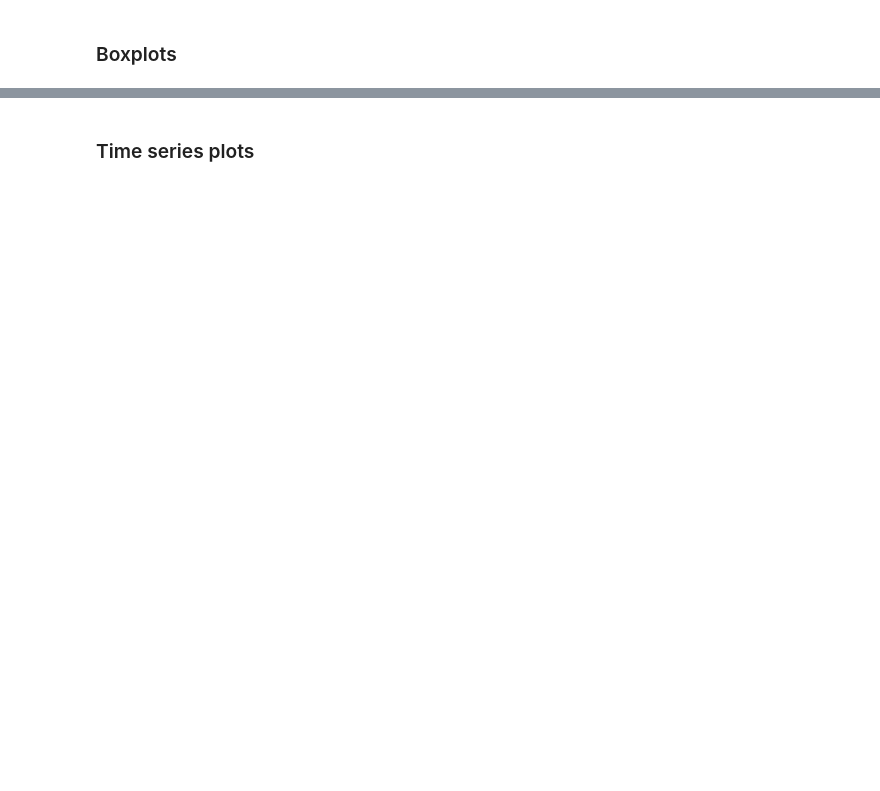
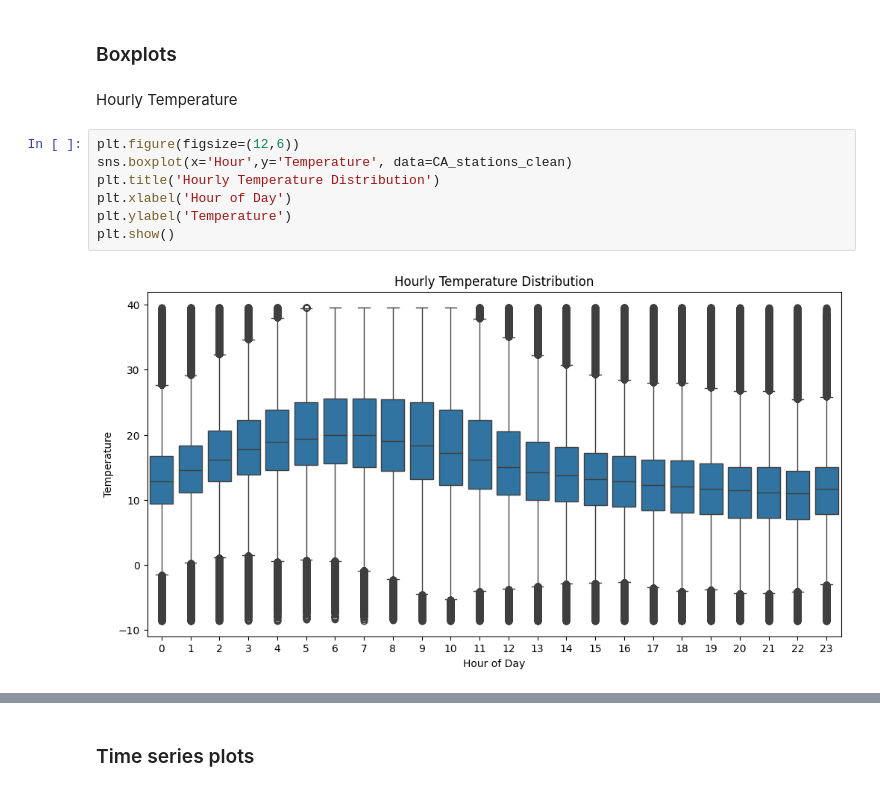
Before and after one commit to lizbethkr/PHIT-Project-1, a Jupyter notebook: notebooks/exploratory_data_analysis.ipynb, the cells around one changed output, grey strips where cells are left out. Drawn from its saved outputs; the diff is of its cells as text; blank space fills up the shorter version.

```diff
--- a/notebooks/exploratory_data_analysis.ipynb
+++ b/notebooks/exploratory_data_analysis.ipynb
@@ -58,2 +169,13 @@ Processed file: CA_2023_clean.csv
 # %% [markdown]
 ### Boxplots
+# %% [markdown]
+Hourly Temperature
+# %%
+plt.figure(figsize=(12,6))
+sns.boxplot(x='Hour',y='Temperature', data=CA_stations_clean)
+plt.title('Hourly Temperature Distribution')
+plt.xlabel('Hour of Day')
+plt.ylabel('Temperature')
+plt.show()
+# %% [output]
+[figure, added]
```
Also changed, not shown: parts of 22 cells of this notebook, 25 other files.
